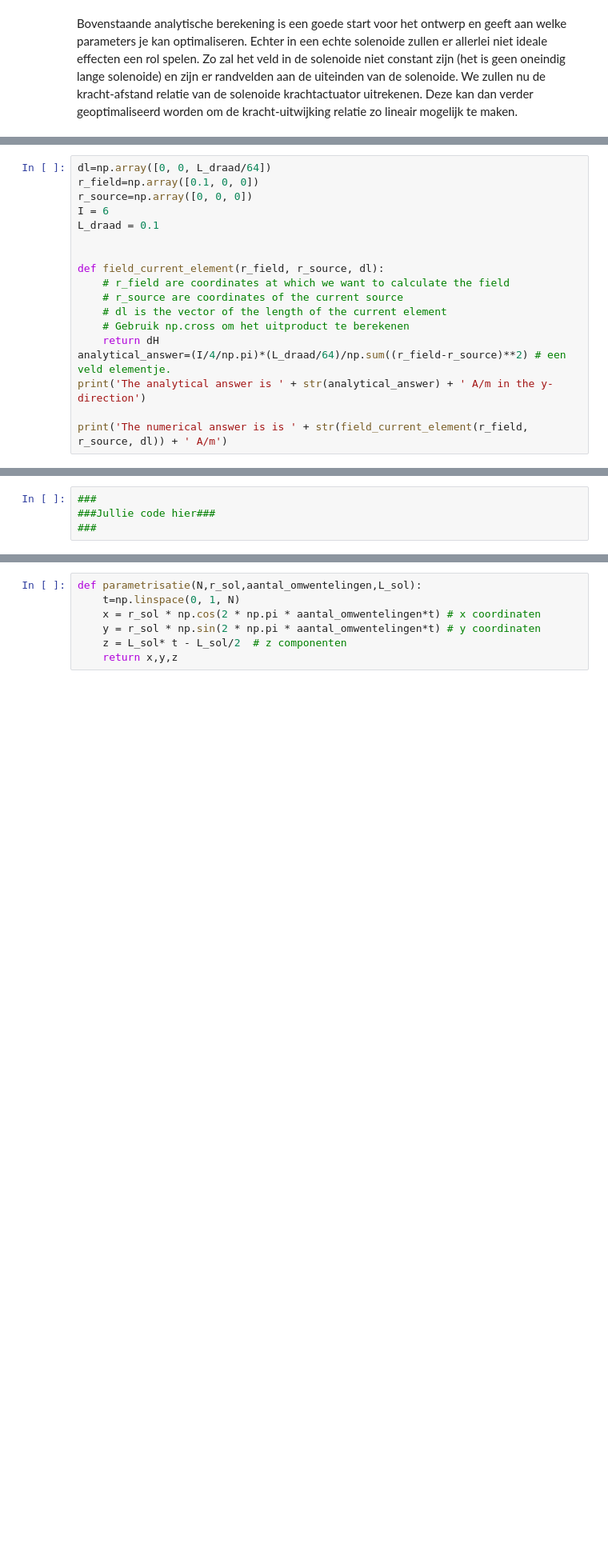
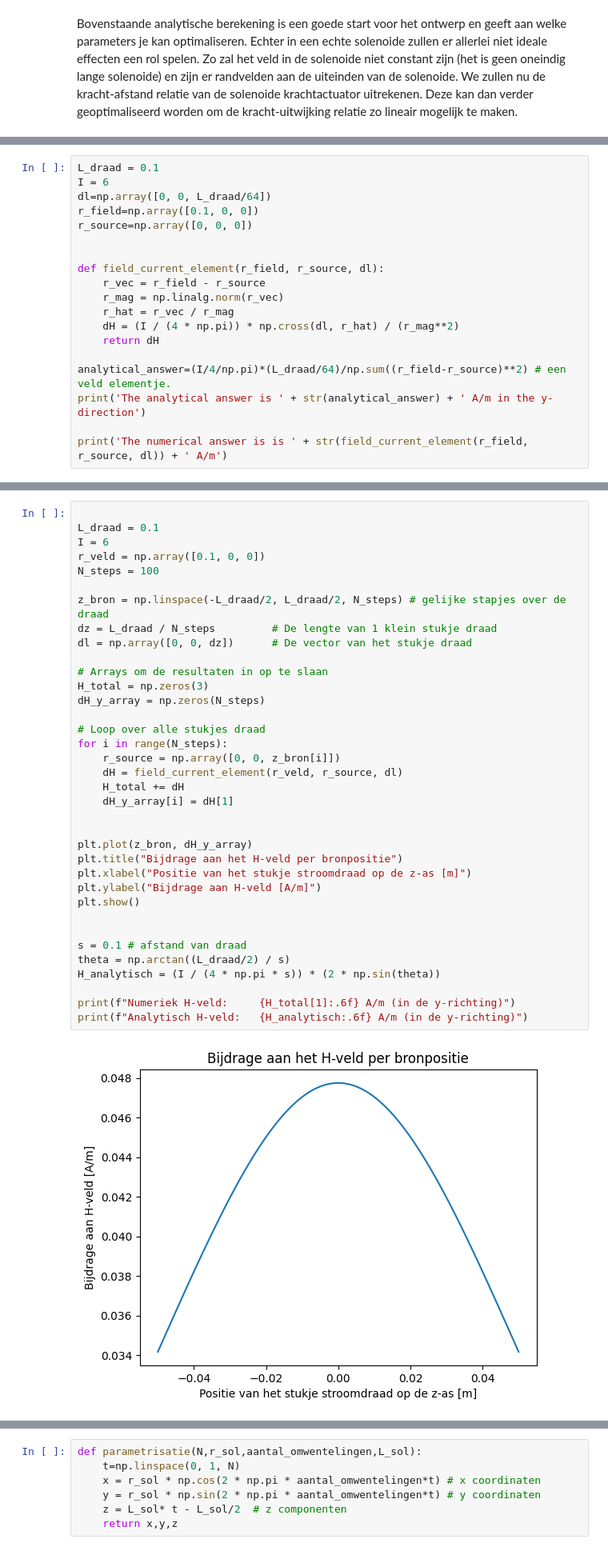
Before and after one commit to SebasvandenAkker/opdrachten-DEF-D, a Jupyter notebook: DigitaleOntwerpopdrachten/2KrachtactuatorOpdracht/KrachtactuatorOpdracht.ipynb, the cells around one changed output, grey strips where cells are left out. Shown at 80% size. Saved outputs shown, nothing was run; the diff lists cells and outputs as text; blank space fills up the shorter version.

```diff
--- a/DigitaleOntwerpopdrachten/2KrachtactuatorOpdracht/KrachtactuatorOpdracht.ipynb
+++ b/DigitaleOntwerpopdrachten/2KrachtactuatorOpdracht/KrachtactuatorOpdracht.ipynb
@@ -242,19 +343,20 @@ De functie moet het magneetveld van een lijnelement $d\mathbf{l}$ berekenen. Geb
 
 Bereken met deze functie alle componenten van het magneetveld voor een veldpositie op $x=0.1$ m voor een stroombronelement in de oorsprong met een stroom van 6 A een lengte van $d\mathbf{l}$ gelijk aan $L/64$. Print het analytische en numerieke antwoord naar de command line en controleer dat het magneetveld gelijk is aan $\mathbf{H} =  0.00746 \hat{\mathbf{y}}$ A/m is.
 # %%
+L_draad = 0.1
+I = 6
 dl=np.array([0, 0, L_draad/64])
 r_field=np.array([0.1, 0, 0])
 r_source=np.array([0, 0, 0])
-I = 6
-L_draad = 0.1
 
 
 def field_current_element(r_field, r_source, dl):
-    # r_field are coordinates at which we want to calculate the field
-    # r_source are coordinates of the current source
-    # dl is the vector of the length of the current element
-    # Gebruik np.cross om het uitproduct te berekenen
+    r_vec = r_field - r_source
+    r_mag = np.linalg.norm(r_vec)
+    r_hat = r_vec / r_mag
+    dH = (I / (4 * np.pi)) * np.cross(dl, r_hat) / (r_mag**2)
     return dH
+
 analytical_answer=(I/4/np.pi)*(L_draad/64)/np.sum((r_field-r_source)**2) # een veld elementje.
 print('The analytical answer is ' + str(analytical_answer) + ' A/m in the y-direction')
 
@@ -272,6 +377,40 @@ Nu gaan we met behulp van de numerieke implementatie van de wet van Biot-Savart
 
 Deze opdracht kan ook gemaakt worden met het gebruik van for loops, De akauze voor methode is aan jullie.
 # %%
-###
-###Jullie code hier###
-###
+
+L_draad = 0.1
+I = 6
+r_veld = np.array([0.1, 0, 0])
+N_steps = 100
+
+z_bron = np.linspace(-L_draad/2, L_draad/2, N_steps) # gelijke stapjes over de draad
+dz = L_draad / N_steps         # De lengte van 1 klein stukje draad
+dl = np.array([0, 0, dz])      # De vector van het stukje draad
+
+# Arrays om de resultaten in op te slaan
+H_total = np.zeros(3)
+dH_y_array = np.zeros(N_steps)
+
+# Loop over alle stukjes draad
+for i in range(N_steps):
+    r_source = np.array([0, 0, z_bron[i]])
+    dH = field_current_element(r_veld, r_source, dl)
+    H_total += dH
+    dH_y_array[i] = dH[1]
+
+
+plt.plot(z_bron, dH_y_array)
+plt.title("Bijdrage aan het H-veld per bronpositie")
+plt.xlabel("Positie van het stukje stroomdraad op de z-as [m]")
+plt.ylabel("Bijdrage aan H-veld [A/m]")
+plt.show()
+
+
+s = 0.1 # afstand van draad
+theta = np.arctan((L_draad/2) / s)
+H_analytisch = (I / (4 * np.pi * s)) * (2 * np.sin(theta))
+
+print(f"Numeriek H-veld:     {H_total[1]:.6f} A/m (in de y-richting)")
+print(f"Analytisch H-veld:   {H_analytisch:.6f} A/m (in de y-richting)")
+# %% [output]
+[figure, added]
```
Also changed, not shown: parts of 8 cells of this notebook.
